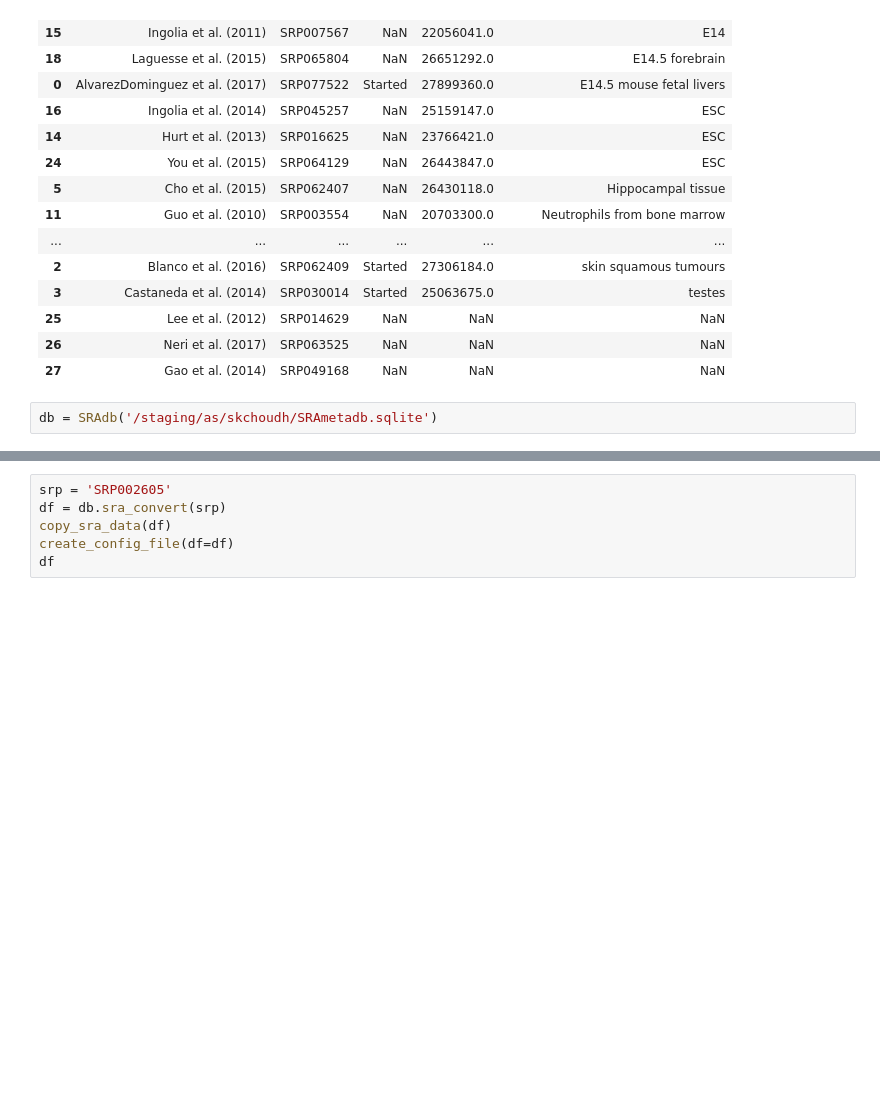
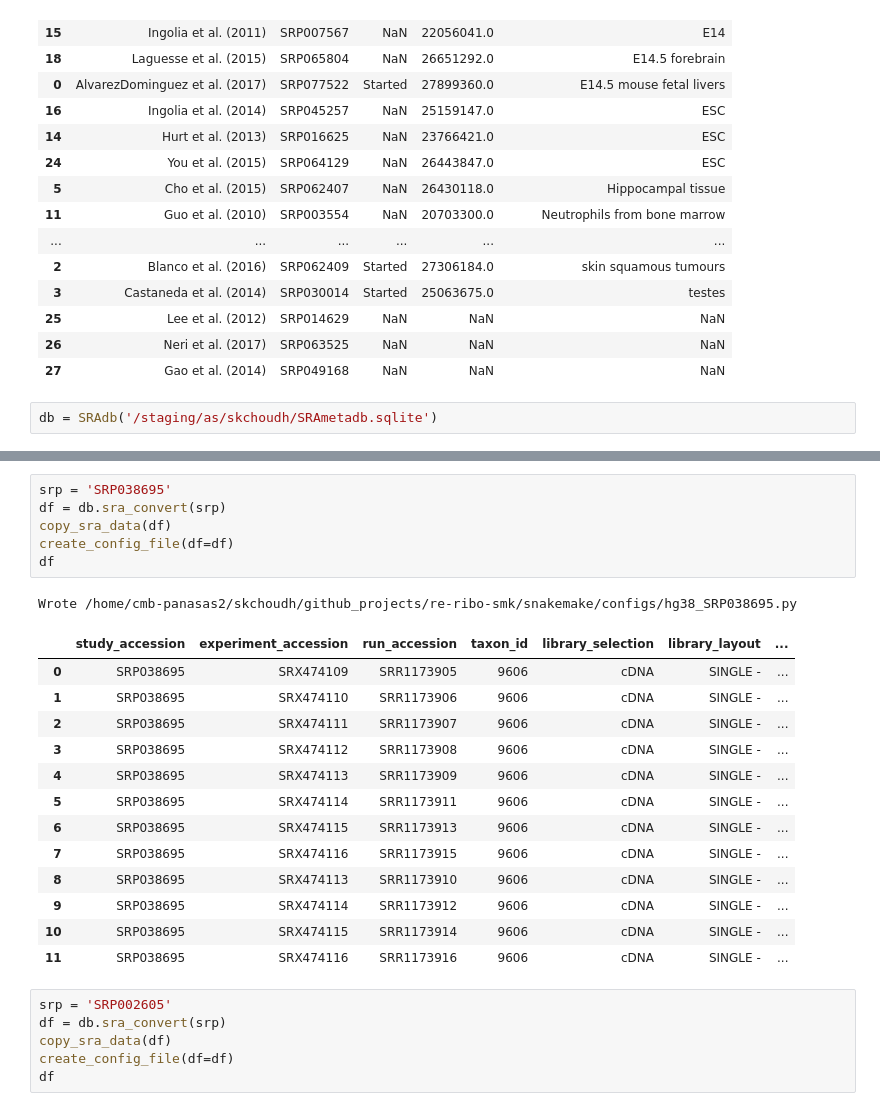
Before and after one commit to saketkc/re-ribo-smk, a Jupyter notebook: notebooks/Symlink-RiboSeq-samples.ipynb, the cells around one changed output, grey strips where cells are left out. Drawn from its saved outputs; the diff is of its cells as text; blank space fills up the shorter version.

```diff
--- a/notebooks/Symlink-RiboSeq-samples.ipynb
+++ b/notebooks/Symlink-RiboSeq-samples.ipynb
@@ -67,3 +118,24 @@ db = SRAdb('/staging/as/skchoudh/SRAmetadb.sqlite')
+# %%
+srp = 'SRP038695'
+df = db.sra_convert(srp)
+copy_sra_data(df)
+create_config_file(df=df)
+df
+# %% [output]
+Wrote /home/cmb-panasas2/skchoudh/github_projects/re-ribo-smk/snakemake/configs/hg38_SRP038695.py
+|  | study_accession | experiment_accession | run_accession | taxon_id | library_selection | library_layout | ... |
+| 0 | SRP038695 | SRX474109 | SRR1173905 | 9606 | cDNA | SINGLE - | ... |
+| 1 | SRP038695 | SRX474110 | SRR1173906 | 9606 | cDNA | SINGLE - | ... |
+| 2 | SRP038695 | SRX474111 | SRR1173907 | 9606 | cDNA | SINGLE - | ... |
+| 3 | SRP038695 | SRX474112 | SRR1173908 | 9606 | cDNA | SINGLE - | ... |
+| 4 | SRP038695 | SRX474113 | SRR1173909 | 9606 | cDNA | SINGLE - | ... |
+| 5 | SRP038695 | SRX474114 | SRR1173911 | 9606 | cDNA | SINGLE - | ... |
+| 6 | SRP038695 | SRX474115 | SRR1173913 | 9606 | cDNA | SINGLE - | ... |
+| 7 | SRP038695 | SRX474116 | SRR1173915 | 9606 | cDNA | SINGLE - | ... |
+| 8 | SRP038695 | SRX474113 | SRR1173910 | 9606 | cDNA | SINGLE - | ... |
+| 9 | SRP038695 | SRX474114 | SRR1173912 | 9606 | cDNA | SINGLE - | ... |
+| 10 | SRP038695 | SRX474115 | SRR1173914 | 9606 | cDNA | SINGLE - | ... |
+| 11 | SRP038695 | SRX474116 | SRR1173916 | 9606 | cDNA | SINGLE - | ... |
 # %%
 srp = 'SRP002605'
 df = db.sra_convert(srp)
```
Also changed, not shown: parts of 2 cells of this notebook, 5 other files.
